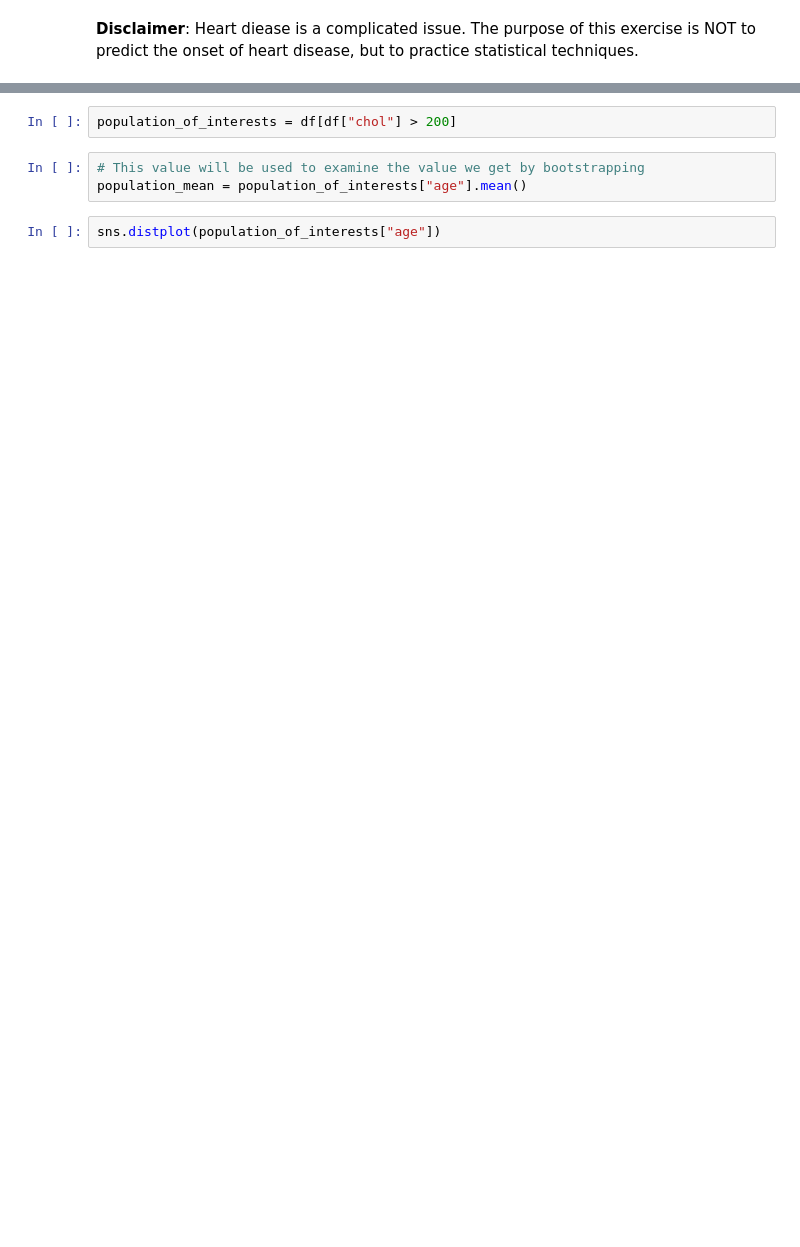
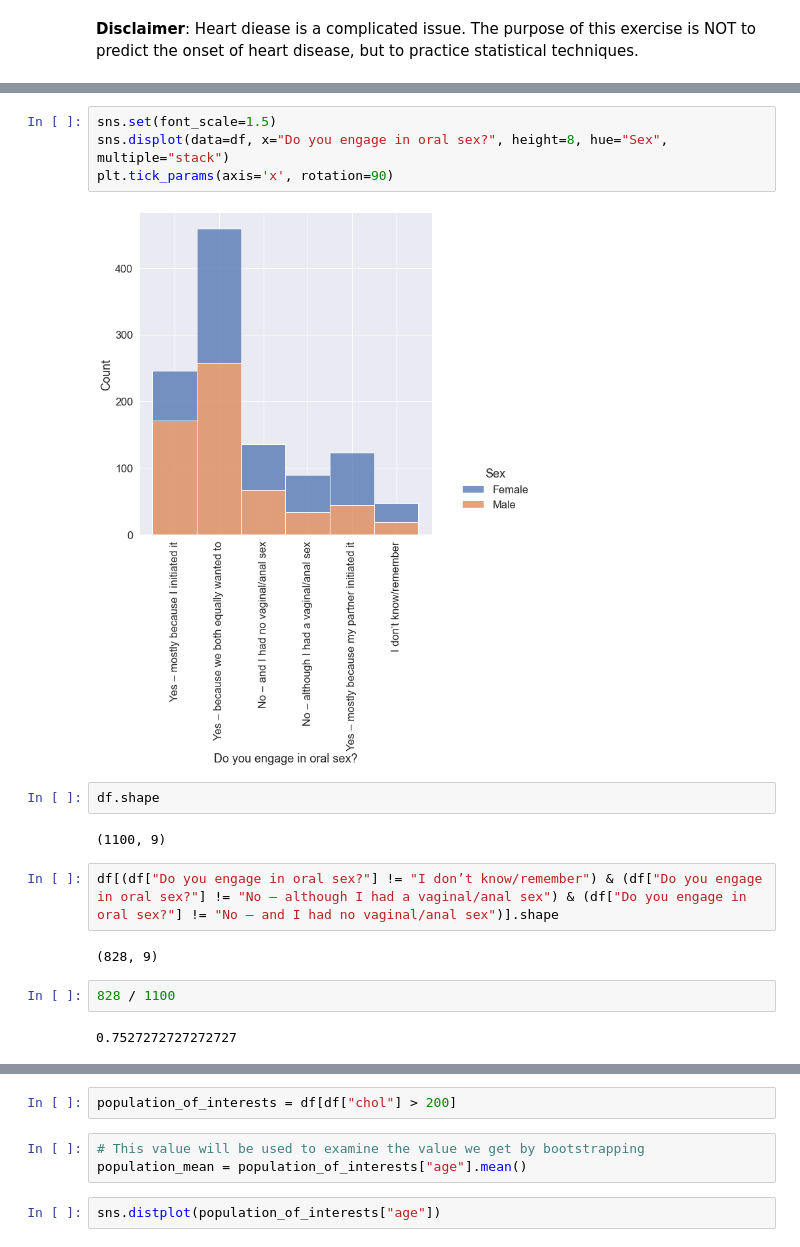
Before and after one commit to ml3ngineer/sampling_with_replacement, a Jupyter notebook: bootstrap/example.ipynb, the cells around one changed output, grey strips where cells are left out. Cells and saved outputs as stored; diff of their text form; blank space fills up the shorter version.

```diff
--- a/bootstrap/example.ipynb
+++ b/bootstrap/example.ipynb
@@ -56,0 +68,18 @@ len(df.index)
+# %%
+sns.set(font_scale=1.5)
+sns.displot(data=df, x="Do you engage in oral sex?", height=8, hue="Sex", multiple="stack")
+plt.tick_params(axis='x', rotation=90)
+# %% [output]
+[figure, added]
+# %%
+df.shape
+# %% [output]
+(1100, 9)
+# %%
+df[(df["Do you engage in oral sex?"] != "I don’t know/remember") & (df["Do you engage in oral sex?"] != "No – although I had a vaginal/anal sex") & (df["Do you engage in oral sex?"] != "No – and I had no vaginal/anal sex")].shape
+# %% [output]
+(828, 9)
+# %%
+828 / 1100
+# %% [output]
+0.7527272727272727
```
Also changed, not shown: parts of 15 cells of this notebook, 1 other file.
